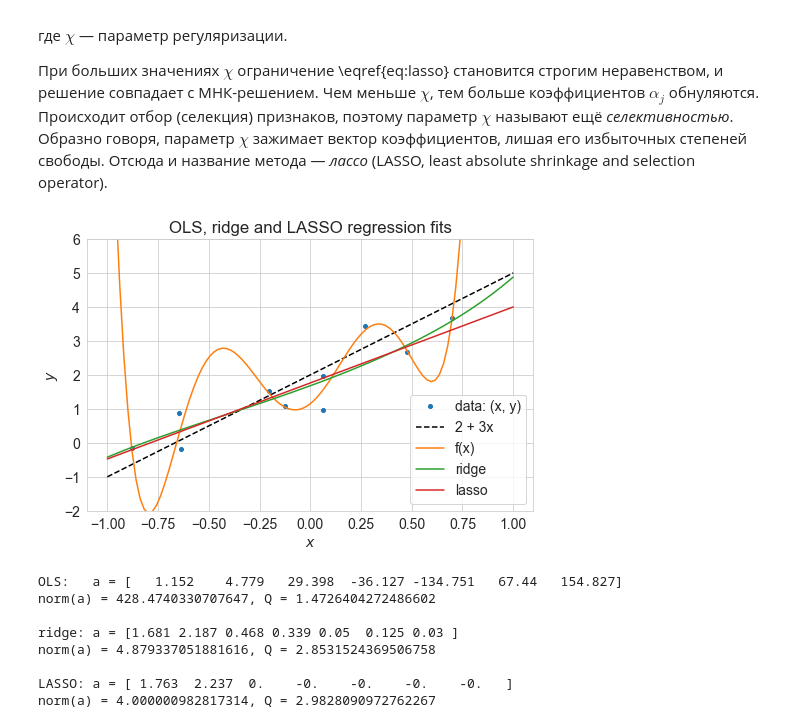
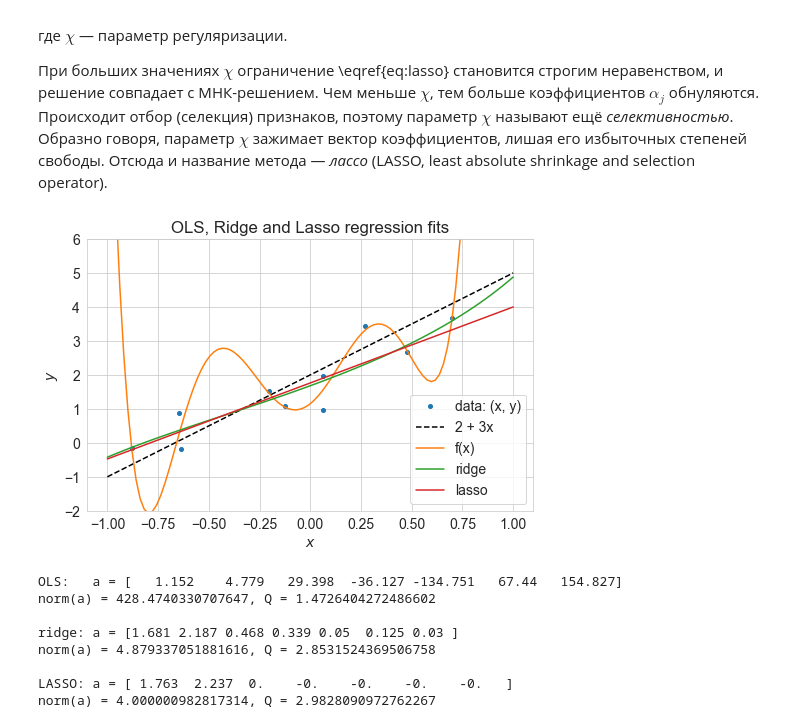
Before and after one commit to aa-savelyev/DaOptSm, a Jupyter notebook: 1.LA/10.Regularization.ipynb, the cells around one changed output. Cells and saved outputs as stored; diff of their text form; code cells hidden in the pictures.

```diff
--- a/1.LA/10.Regularization.ipynb
+++ b/1.LA/10.Regularization.ipynb
@@ -411,19 +420,19 @@ lasso = lambda x: sum([Alpha_l[i]*x**i for i in range(Nf)])
 # %%
 # Show OLS fitted line
 plt.figure(figsize=(8, 5))
-plt.title('OLS, ridge and LASSO regression fits')
+plt.title('OLS, Ridge and Lasso regression fits')
 plt.plot(x, y, 'o', ms=4, label='data: (x, y)')
 plt.plot(X, fun(a, X), 'k--', label=label)
 plt.plot(X, f(X), '-', label='f(x)')
 plt.plot(X, ridge(X), '-', label='ridge')
 plt.plot(X, lasso(X), '-', label='lasso')
 plt.legend()
 plt.xlabel('$x$')
 plt.ylabel('$y$')
 plt.ylim(-2, 6)
 plt.show()
 # %% [output]
-[figure, old version]
+[figure, new version]
 # %%
 print(f'OLS:   a = {np.round(Alpha, 3)}\nnorm(a) = {constr(Alpha)}, Q = {Q_obj(Alpha)}\n')
 print(f'ridge: a = {np.round(Alpha_r, 3)}\nnorm(a) = {constr(Alpha_r)}, Q = {Q_obj(Alpha_r)}\n')
```
Also changed, not shown: parts of 11 cells of this notebook, 23 other files.
